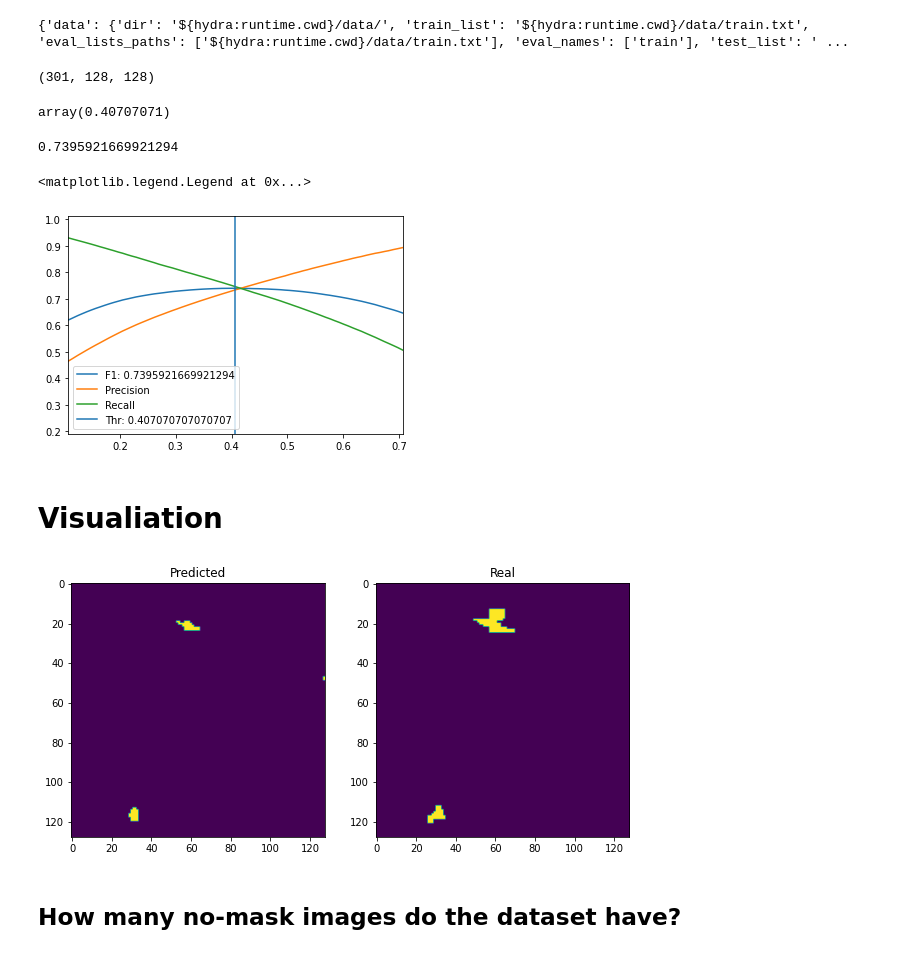
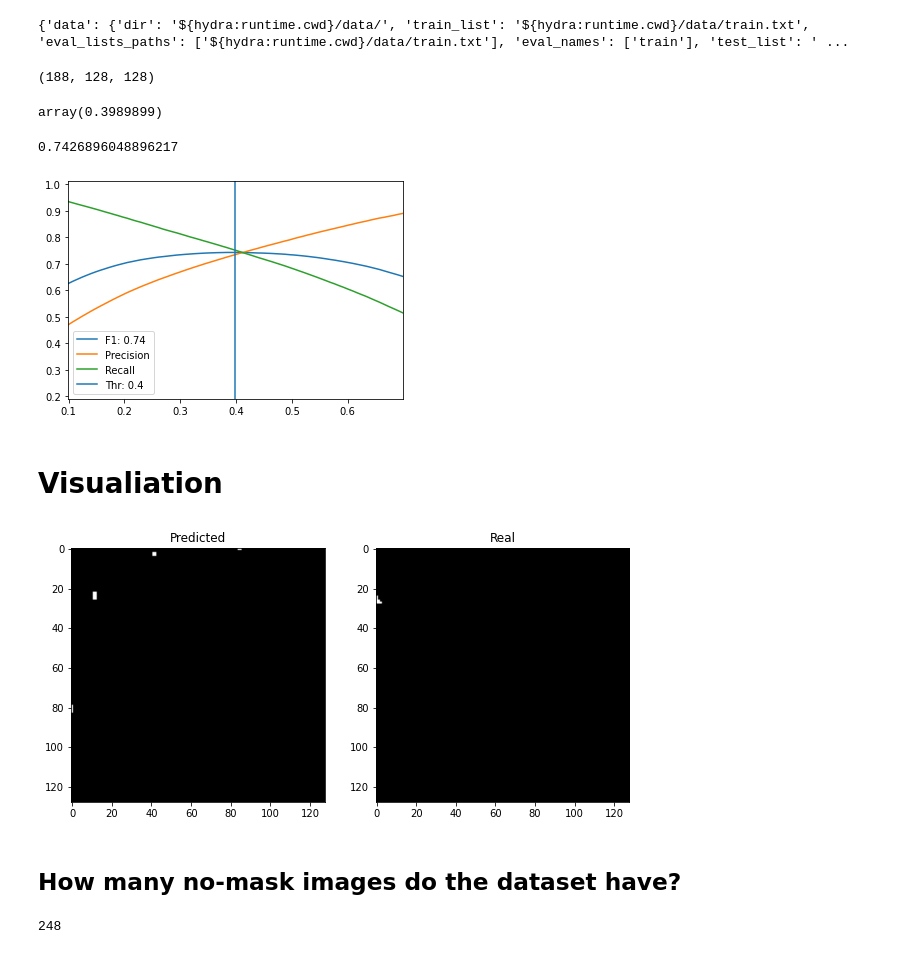
Before and after one commit to SebasGarcia08/Landslide4Sense, a Jupyter notebook: notebooks/3_evaluation.ipynb, the cells around one changed output. Saved outputs shown, nothing was run; the diff lists cells and outputs as text; code cells hidden in the pictures.

Commit message:
Adds claned dataset with only 10% of zero masks

```diff
--- a/notebooks/3_evaluation.ipynb
+++ b/notebooks/3_evaluation.ipynb
@@ -31,15 +34,15 @@ model = Unet(n_classes=2)
 model.load_state_dict(model_state_dict)
 interp = torch.nn.Upsample(size=(128, 128), mode="bilinear")
 # %%
-train_dataset = LandslideDataSet(
+val_dataset = LandslideDataSet(
     "../data/",
     "../data/train_split_val.txt",
     max_iters=1,
     set="labeled",
 )
 
-train_loader: DataLoader[LandslideDataSet] = DataLoader(
-    train_dataset,
+val_loader: DataLoader[LandslideDataSet] = DataLoader(
+    val_dataset,
     batch_size=1,
     shuffle=True,
     num_workers=cfg.train.num_workers,
@@ -49,14 +52,21 @@ train_loader: DataLoader[LandslideDataSet] = DataLoader(
 model.eval()
 all_preds = []
 all_labels = []
+pbar = tqdm(
+    enumerate(val_loader),
+    desc=f"Evaluating on val...",
+    total=len(val_loader),
+)
 
-for i, batch in tqdm(
-    enumerate(train_loader),
-    desc=f"Evaluating on train...",
-    total=len(train_loader),
-):
+num_zeros = 0
+
+for i, batch in pbar:
     image, label, _, name = batch
     label = label.squeeze().numpy().astype(np.uint8)
+    if label.sum() == 0:
+        num_zeros += 1
+        pbar.set_description(f"Evaluating on val... (Skipped: {num_zeros})")
+        continue
     image = image.float().to(device)
 
     with torch.no_grad():
@@ -70,7 +80,7 @@ preds = torch.cat(all_preds).numpy()
 labels = np.array(all_labels)
 labels.shape
 # %% [output]
-(301, 128, 128)
+(188, 128, 128)
 # %%
 def evaluate(y_pred, y_true):
     TP, FP, TN, FN, n_valid_sample = eval_image(
@@ -108,36 +118,36 @@ for i, thr in tqdm(enumerate(np.linspace(.1, .9, num_thresholds)), total=num_thr
 optimal_thr = np.squeeze(thrs[f1s.argmax()])
 optimal_thr
 # %% [output]
-array(0.40707071)
+array(0.3989899)
 # %%
 best_f1 = f1s.max()
 best_f1
 # %% [output]
-0.7395921669921294
+0.7426896048896217
 # %%
-plt.plot(thrs, f1s, label=f"F1: {best_f1}")
+plt.plot(thrs, f1s, label=f"F1: {np.round(best_f1,2 )}")
 plt.plot(thrs, ps, label="Precision")
 plt.plot(thrs, rs, label="Recall")
 plt.xlim(optimal_thr - .3, optimal_thr + .3)
-plt.axvline(optimal_thr, label=f"Thr: {optimal_thr}")
+plt.axvline(optimal_thr, label=f"Thr: {np.round(optimal_thr, 2)}")
 plt.legend()
+plt.show()
 # %% [output]
-<matplotlib.legend.Legend at 0x...>
-[figure, old version]
+[figure, new version]
 # %% [markdown]
 # Visualiation
 # %%
-index = 20
+index = 32
 fig, ax = plt.subplots(nrows=1, ncols=2, figsize=(10, 5))
-ax[0].imshow((preds[index, 1, ...] > optimal_thr).astype('uint8'))
+ax[0].imshow((preds[index, 1, ...] > optimal_thr).astype('uint8'), cmap="gray")
 ax[0].set_title("Predicted")
 
-ax[1].imshow(labels[index, ...])
+ax[1].imshow(labels[index, ...], cmap="gray")
 ax[1].set_title("Real")
 
 plt.show()
 # %% [output]
-[figure, old version]
+[figure, new version]
 # %% [markdown]
 ## How many no-mask images do the dataset have?
 # %%
@@ -173,0 +191,6 @@ for i, batch in pbar:
+# %%
+desired_perc_zero_mask = 0.1
+num_selected_zero_mask = int((desired_perc_zero_mask * len(clean_names)) / (1 - desired_perc_zero_mask))
+num_selected_zero_mask
+# %% [output]
+248
```
Also changed, not shown: parts of 11 cells of this notebook.
